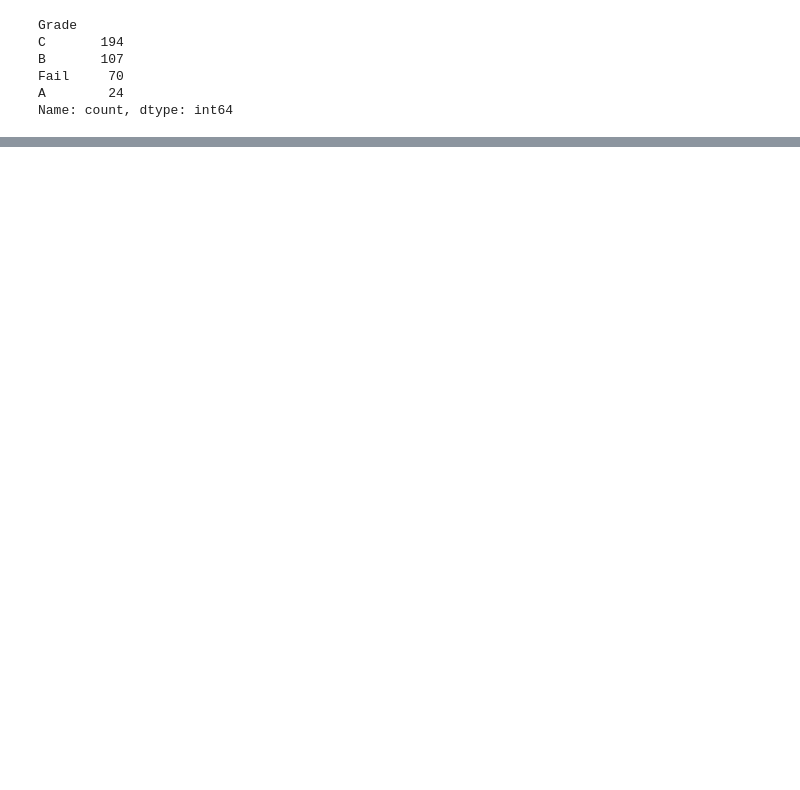
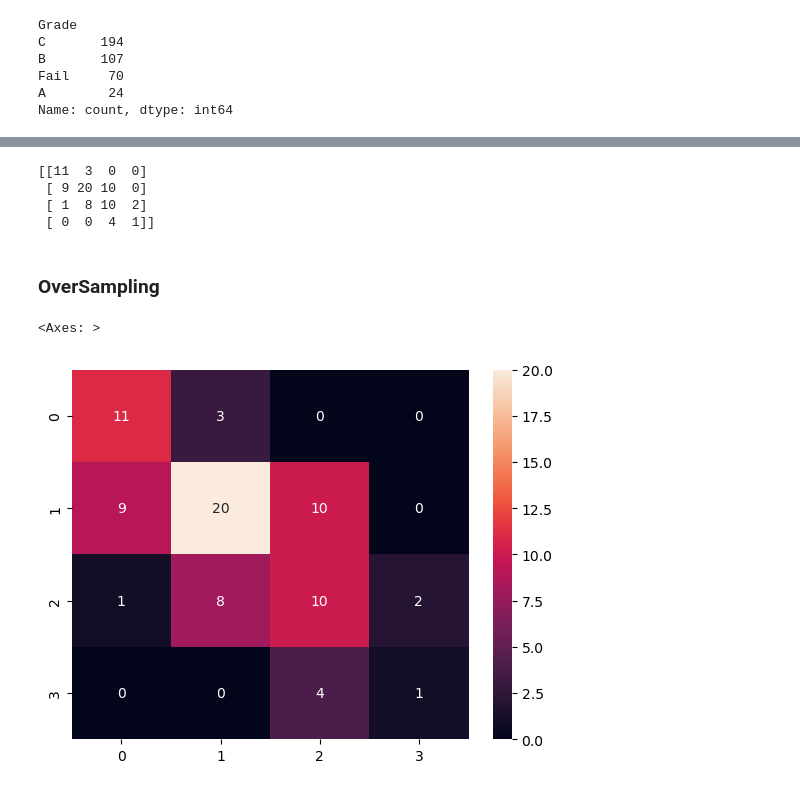
Before and after one commit to SmriteePoudel/DataScience, a Jupyter notebook: Dataset/KNN.ipynb, the cells around one changed output, grey strips where cells are left out. Drawn from its saved outputs; the diff is of its cells as text; code cells hidden in the pictures; blank space fills up the shorter version.

```diff
--- a/Dataset/KNN.ipynb
+++ b/Dataset/KNN.ipynb
@@ -81,0 +372,6 @@ Name: count, dtype: int64
+# %%
+smote = SMOTE(random_state=42)
+X_train_balanced , Y_train_balanced = smote.fit_resample(X_train, Y_train)
+# %%
+X_train_scale = scaler.fit_transform(X_train_balanced)
+X_test_scale = scaler.transform(X_test)
@@ -81,0 +436,14 @@ Name: count, dtype: int64
+# %%
+print(cm)
+# %% [output]
+[[11  3  0  0]
+ [ 9 20 10  0]
+ [ 1  8 10  2]
+ [ 0  0  4  1]]
+# %% [markdown]
+### OverSampling
+# %%
+sns.heatmap(cm,annot = True)
+# %% [output]
+<Axes: >
+[figure, added]
```
Also changed, not shown: parts of 40 cells of this notebook, 2 other files.
